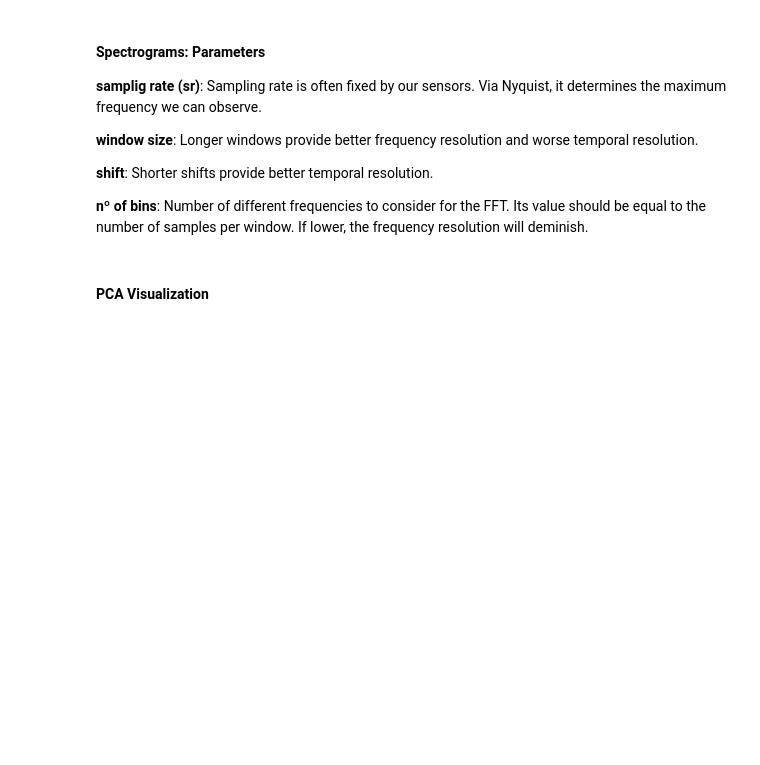
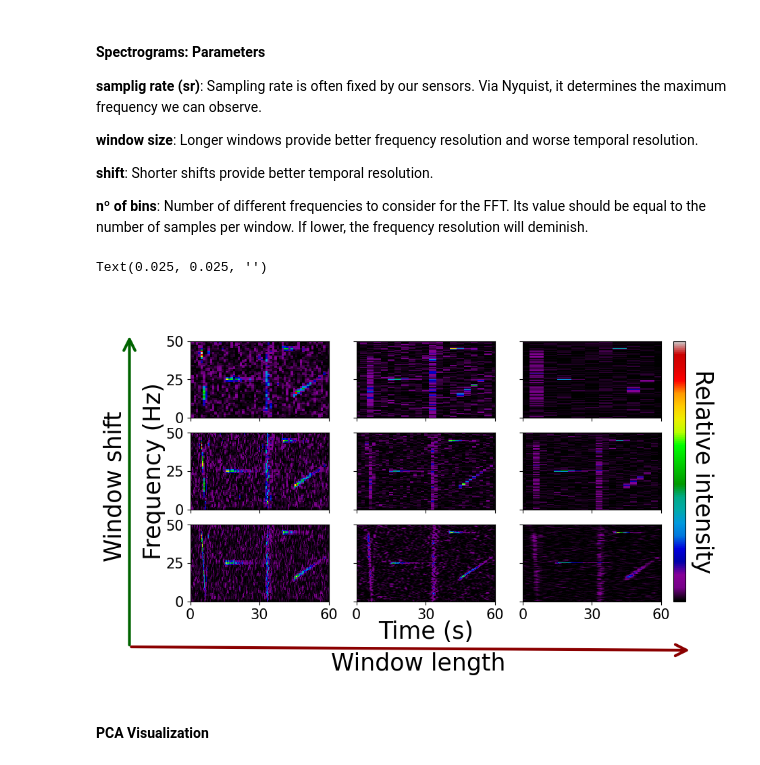
Before and after one commit to JesusGarSan/MESA, a Jupyter notebook: external/tutorials/spatial_statistics.ipynb, the cells around one changed output. Cells and saved outputs as stored; diff of their text form; code cells hidden in the pictures; blank space fills up the shorter version.

```diff
--- a/external/tutorials/spatial_statistics.ipynb
+++ b/external/tutorials/spatial_statistics.ipynb
@@ -79,7 +169,7 @@ if scale:
     norm = vmax-vmin
 else: vmin, vmax, norm = None, None, 1
 
-fig, ax = plot.grid(len(window_sizes), len(shift_fractions), text0=fr"Window size", text1=rf"Window shift", figsize=(9,9))
+fig, ax, _ = plot.grid(len(window_sizes), len(shift_fractions), text0=fr"Window size", text1=rf"Window shift", figsize=(9,5), x0=0.04, x1=0.94)
 
 N = len(window_sizes)
 M = len(shift_fractions)
@@ -87,36 +177,77 @@ M = len(shift_fractions)
 times = [[[] for _ in range(M)] for _ in range(N)]
 freqs = [[[] for _ in range(M)] for _ in range(N)]
 Sxxs  = [[[] for _ in range(M)] for _ in range(N)]
 
 
 for n, window in enumerate(window_sizes):
     for m, shift_fraction in enumerate(shift_fractions):
             win_samples = int(sr*window)
             hop = int(win_samples*shift_fraction)
             time, freq, Sxx = features.spectrogram(signal, sr, win_samples, hop, "blackman","zeros", "linear")
 
             # Eliminate padded times
             mask = (time >=0) & (time <=T)
             time = time[mask]
             Sxx = Sxx[:, mask]
 
             times[n][m] = time
             freqs[n][m] = freq
             Sxxs[n][m] = Sxx
 
             _, _ , mesh = plot.spectrogram(time, freq, Sxx/norm, (0,T), (0,sr/2), "nipy_spectral", False, vmin, vmax, ax = ax[m,n], logscale=False)
 
+            ax[m,n].set_xticks([0,30,60])
+            ax[m,n].tick_params(axis='x', labelsize=15)
+            ax[m,n].set_yticks([0,25,50])
+            ax[m,n].tick_params(axis='y', labelsize=15)
+
+
 
 bbox = ax[-1, -1].get_position()
 tbox = ax[ 0, -1].get_position()
 cax = fig.add_axes([0.92, bbox.y0, 0.02, tbox.y1-bbox.y0])  # [left, bottom, width, height] en coords de figura
 cbar = fig.colorbar(mesh, cax=cax)
 cbar.ax.set_yticks([])
 cbar.ax.set_yticklabels([])
-cbar.set_label("Relative intensity", rotation=270, labelpad=18, fontsize=16)
+cbar.set_label("Relative intensity", rotation=270, labelpad=30, fontsize=25)
 
-ax[-1,1].set_xlabel("Time (s)", fontsize=16);
-ax[1,0].set_ylabel("Frequency (Hz)", fontsize=16);
+
+
+
+ax[-1,1].set_xlabel("Time (s)", fontsize=25, labelpad=-1.5);
+ax[1,0].set_ylabel("Frequency (Hz)", fontsize=25, labelpad=0);
+
+x0=0.025
+x1=0.95
+
+fig.text(0.5, -0.025, "Window length", ha='center', va='center', fontsize=25)
+fig.text(0, 0.5, "Window shift", ha='center', va='center', rotation=90, fontsize=25)
+
+offset = 0.05  # amount to move up (in figure coordinates)
+
+ax_aux = fig.add_axes([0, 0, 1, 1], zorder=-1)
+ax_aux.axis("off")
+ax_aux.annotate('',xytext=(x0,x0-offset), xy=(x0,x1-0.05), # start, end (arrow)
+                arrowprops=dict(arrowstyle='->', linewidth=3, mutation_scale=30, color='darkgreen'))
+
+for ax_i in fig.axes:
+    pos = ax_i.get_position()  # Bbox(x0, y0, x1, y1)
+    new_pos = [pos.x0, pos.y0 + offset, pos.width, pos.height]
+    ax_i.set_position(new_pos)
+
+ax_aux = fig.add_axes([0, 0, 1, 1], zorder=-1)
+ax_aux.axis("off")
+ax_aux.annotate('',xytext=(x0,x0), xy=(x1,x0-0.01), # start, end (arrow)
+                arrowprops=dict(arrowstyle='->', linewidth=3, mutation_scale=30, color='darkred'))
+
+
+# offset=-offset
+# pos = ax_aux.get_position()  # Bbox(x0, y0, x1, y1)
+# new_pos = [pos.x0, pos.y0 + offset, pos.width, pos.height]
+# ax_aux.set_position(new_pos)
+# %% [output]
+Text(0.025, 0.025, '')
+[figure, added]
 # %% [markdown]
 #### PCA Visualization
 # %%
```
Also changed, not shown: parts of 6 cells of this notebook, 4 other files.
